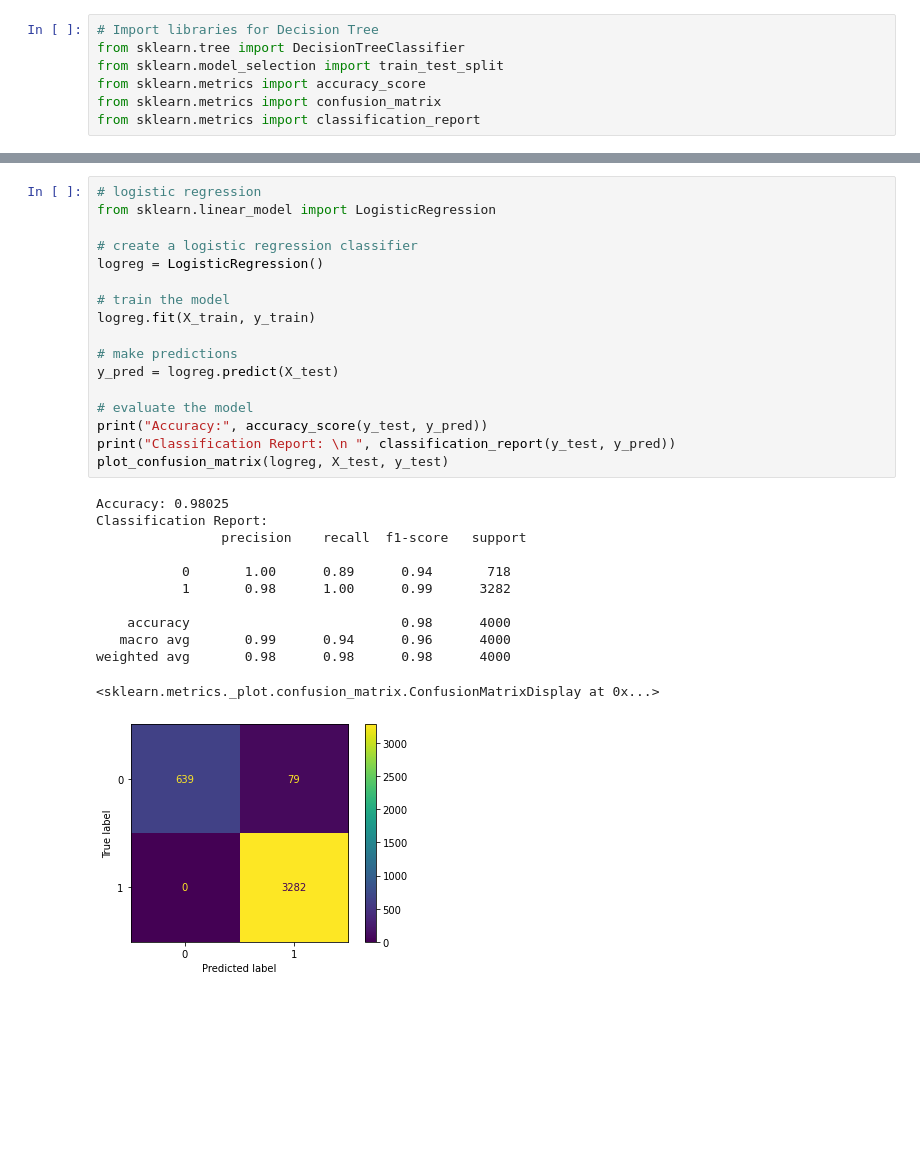
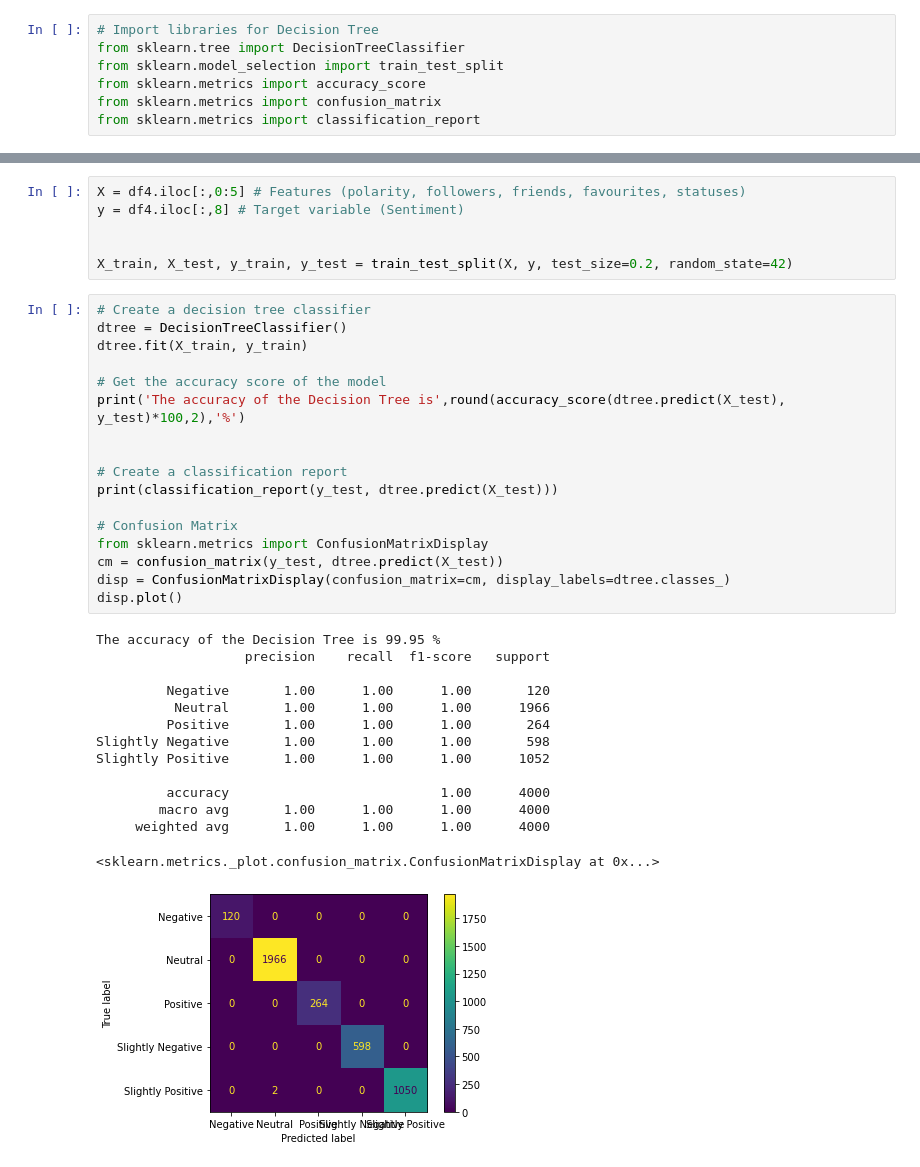
Before and after one commit to Almadam1/Tweet-Classification, a Jupyter notebook: depression-classification.ipynb, the cells around one changed output, grey strips where cells are left out. Drawn from its saved outputs; the diff is of its cells as text; blank space fills up the shorter version.

Commit message:
Kaggle Notebook | Depression: Classification | Version 10

```diff
--- a/depression-classification.ipynb
+++ b/depression-classification.ipynb
@@ -378,30 +323,38 @@ weighted avg       0.99      0.99      0.99      4000
-# %%
-# logistic regression
-from sklearn.linear_model import LogisticRegression
-
-# create a logistic regression classifier
-logreg = LogisticRegression()
-
-# train the model
-logreg.fit(X_train, y_train)
-
-# make predictions
-y_pred = logreg.predict(X_test)
-
-# evaluate the model
-print("Accuracy:", accuracy_score(y_test, y_pred))
-print("Classification Report: \n ", classification_report(y_test, y_pred))
-plot_confusion_matrix(logreg, X_test, y_test)
-# %% [output]
-Accuracy: 0.98025
-Classification Report:
-                precision    recall  f1-score   support
-
-           0       1.00      0.89      0.94       718
-           1       0.98      1.00      0.99      3282
-
-    accuracy                           0.98      4000
-   macro avg       0.99      0.94      0.96      4000
-weighted avg       0.98      0.98      0.98      4000
-<sklearn.metrics._plot.confusion_matrix.ConfusionMatrixDisplay at 0x...>
-[figure, removed]
+# %%
+X = df4.iloc[:,0:5] # Features (polarity, followers, friends, favourites, statuses)
+y = df4.iloc[:,8] # Target variable (Sentiment)
+
+
+X_train, X_test, y_train, y_test = train_test_split(X, y, test_size=0.2, random_state=42)
+# %%
+# Create a decision tree classifier
+dtree = DecisionTreeClassifier()
+dtree.fit(X_train, y_train)
+
+# Get the accuracy score of the model
+print('The accuracy of the Decision Tree is',round(accuracy_score(dtree.predict(X_test), y_test)*100,2),'%')
+
+
+# Create a classification report
+print(classification_report(y_test, dtree.predict(X_test)))
+
+# Confusion Matrix
+from sklearn.metrics import ConfusionMatrixDisplay
+cm = confusion_matrix(y_test, dtree.predict(X_test))
+disp = ConfusionMatrixDisplay(confusion_matrix=cm, display_labels=dtree.classes_)
+disp.plot()
+# %% [output]
+The accuracy of the Decision Tree is 99.95 %
+                   precision    recall  f1-score   support
+
+         Negative       1.00      1.00      1.00       120
+          Neutral       1.00      1.00      1.00      1966
+         Positive       1.00      1.00      1.00       264
+Slightly Negative       1.00      1.00      1.00       598
+Slightly Positive       1.00      1.00      1.00      1052
+
+         accuracy                           1.00      4000
+        macro avg       1.00      1.00      1.00      4000
+     weighted avg       1.00      1.00      1.00      4000
+<sklearn.metrics._plot.confusion_matrix.ConfusionMatrixDisplay at 0x...>
+[figure, added]
```
Also changed, not shown: parts of 14 cells of this notebook.
